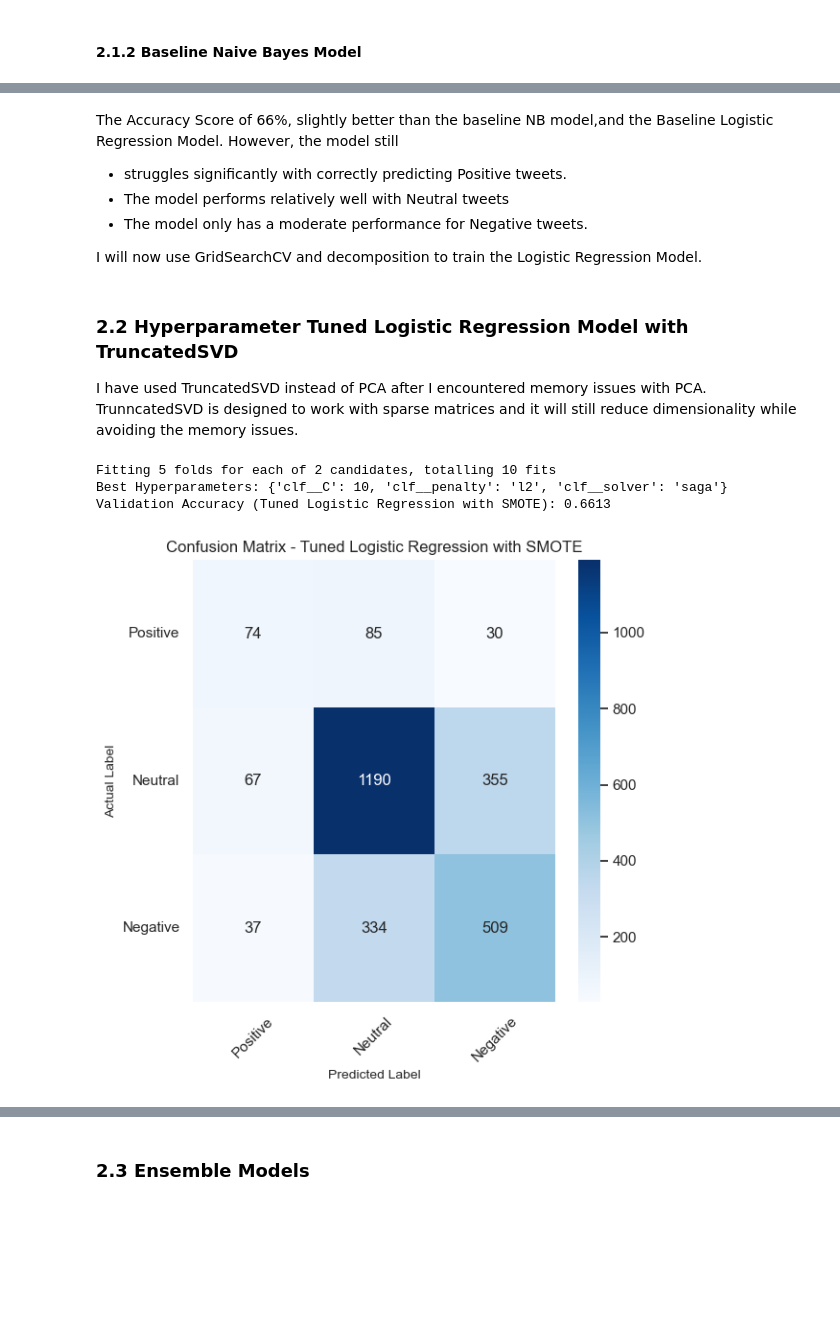
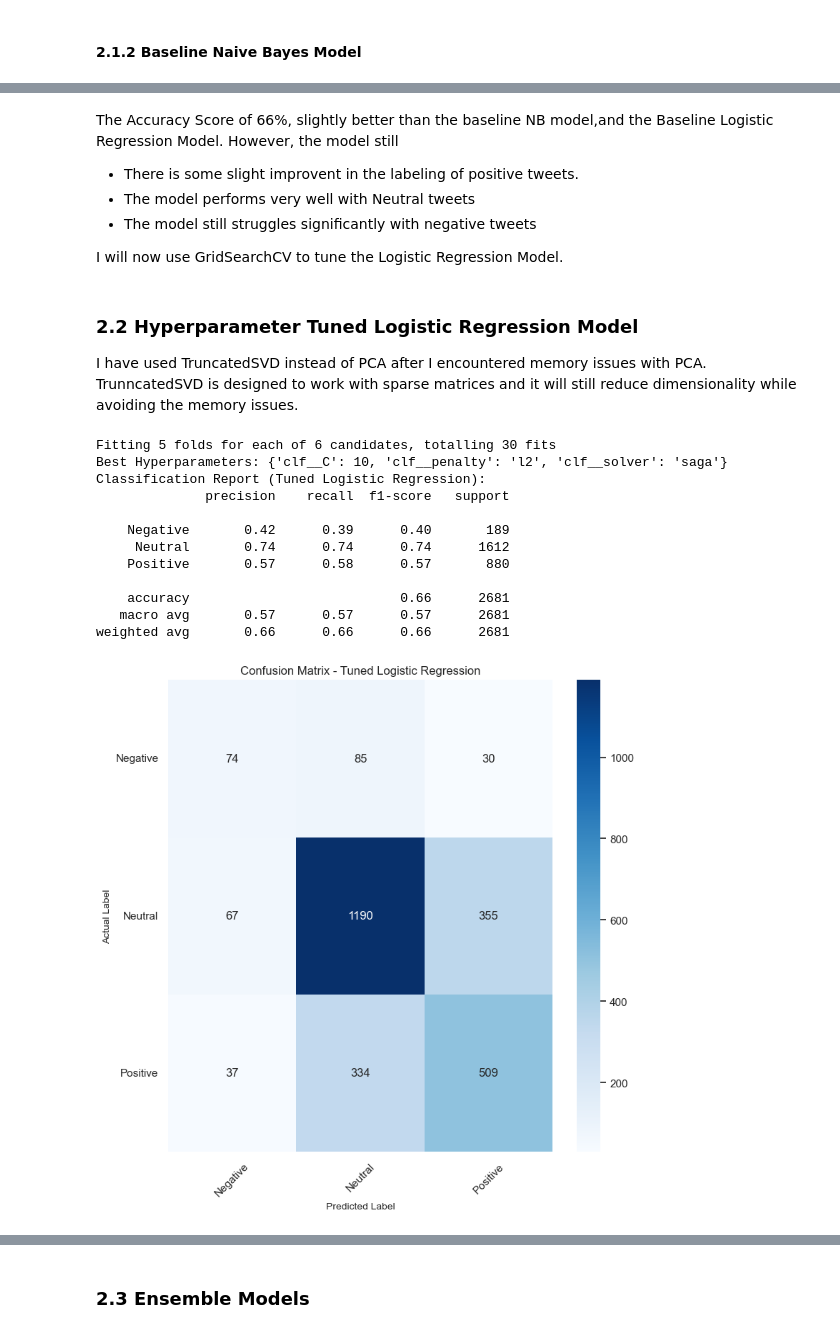
Before and after one commit to WambuiMunene/Natural-Language-Processing-Sentiment-Analysis-on-Tweets, a Jupyter notebook: index.ipynb, the cells around one changed output, grey strips where cells are left out. Saved outputs shown, nothing was run; the diff lists cells and outputs as text; code cells hidden in the pictures; blank space fills up the shorter version.

Commit message:
Baseline Models re-trained and classification_report analysed

```diff
--- a/index.ipynb
+++ b/index.ipynb
@@ -654,34 +710,26 @@ Now I will proceed to modeling.
 ### 2.1 Baseline Models with Pipelines
 # %%
 # Load all the libraries required for modeling
-import pandas as pd
-import numpy as np
-import matplotlib.pyplot as plt
-import seaborn as sns
-sns.set()
-%matplotlib inline
-
 from imblearn.pipeline import Pipeline
 from sklearn.pipeline import Pipeline
 from sklearn.preprocessing import LabelEncoder
 from sklearn.linear_model import LogisticRegression
 from sklearn.naive_bayes import MultinomialNB
-from sklearn.ensemble import RandomForestClassifier
-from sklearn.ensemble import AdaBoostClassifier
 from sklearn.tree import DecisionTreeClassifier
+from sklearn.ensemble import RandomForestClassifier, AdaBoostClassifier
 import xgboost as xgb
 from imblearn.over_sampling import SMOTE
 from sklearn.model_selection import GridSearchCV
 from sklearn.decomposition import TruncatedSVD,PCA
-from sklearn.metrics import accuracy_score, confusion_matrix
+from sklearn.metrics import classification_report, confusion_matrix
 
 import warnings
 warnings.filterwarnings("ignore")
 
-# Plot the Confusion Matrix
+# Define Function for the Confusion Matrix
 def plot_confusion_matrix(cm, classes, title='Confusion Matrix'):
 
-    plt.figure(figsize=(6, 6))
+    plt.figure(figsize=(8, 8))
     sns.heatmap(cm, annot=True, fmt='d', cmap='Blues',
                 xticklabels=classes, yticklabels=classes)
 
@@ -710,13 +766,13 @@ pipe_lr.fit(train_tfidf_df, y_train)
 # Evaluate on the validation set
 y_pred_lr = pipe_lr.predict(test_tfidf_df)
 
-# Accuracy Score
-accuracy_lr = accuracy_score(y_test, y_pred_lr)
-print(f"Validation Accuracy (Logistic Regression with SMOTE): {accuracy_lr:.4f}")
+# Classification Report
+class_report_lr = classification_report(y_test, y_pred_lr, target_names=['Negative', 'Neutral', 'Positive'])
+print(f"Classification Report (Logistic Regression with SMOTE):\n{class_report_lr}")
 
 # Confusion Matrix
 conf_matrix_lr = confusion_matrix(y_test, y_pred_lr)
-class_names = ['Positive', 'Neutral', 'Negative']
+class_names = ['Negative', 'Neutral', 'Positive']
 # Plot the confusion matrix
 plot_confusion_matrix(conf_matrix_lr, classes=class_names, title='Confusion Matrix - Logistic Regression')
 # %% [output]
@@ -789,50 +878,54 @@ Validation Accuracy (Hyperparameter Tuned Naive Bayes): 0.6628
 # %% [markdown]
 The Accuracy Score of 66%, slightly better than the baseline NB model,and the Baseline Logistic Regression Model. However, the model still
-- struggles significantly with correctly predicting Positive tweets.
-- The model performs relatively well with Neutral tweets
-- The model only has a moderate performance for Negative tweets.
+- There is some slight improvent in the labeling of positive tweets.
+- The model performs very well with Neutral tweets
+- The model still struggles significantly with negative tweets
 
-I will now use GridSearchCV and decomposition to train the Logistic Regression Model.
+I will now use GridSearchCV to tune the Logistic Regression Model.
 # %% [markdown]
-### 2.2 Hyperparameter Tuned Logistic Regression Model with TruncatedSVD
+### 2.2 Hyperparameter Tuned Logistic Regression Model
 I have used TruncatedSVD instead of PCA after I encountered memory issues with PCA. TrunncatedSVD is designed to work with sparse matrices and it will still reduce dimensionality while avoiding the memory issues.
 # %%
-# Define the pipeline
-pipe_lr = Pipeline([
-    ('smote',SMOTE(random_state=42)),
-    ('clf', LogisticRegression(max_iter=1000, class_weight='balanced',random_state=42))
-])
 
 # Define the hyperparameters for grid search
 param_grid = {
-    'clf__C': [10],              # Regularization strength for Logistic Regression
+    'clf__C': [0.01, 0.1,10],              # Regularization strength for Logistic Regression
     'clf__penalty': ['l2'],              # Regularization penalty (L2 is common for LR)
     'clf__solver': ['liblinear','saga'] # Solver to use in the optimization problem
 }
 
 # Set up the GridSearchCV
 grid_search = GridSearchCV(pipe_lr, param_grid, cv=5, scoring='accuracy', verbose=1, n_jobs=-1)
 
 # Fit the grid search on the training data
 grid_search.fit(train_tfidf_df, y_train)
 
 # Best hyperparameters found by grid search
 print(f"Best Hyperparameters: {grid_search.best_params_}")
 
 # Evaluate on the validation set using the best estimator
 y_pred_lr = grid_search.best_estimator_.predict(test_tfidf_df)
 
-# Accuracy Score
-accuracy_lr = accuracy_score(y_test, y_pred_lr)
-print(f"Validation Accuracy (Tuned Logistic Regression with SMOTE): {accuracy_lr:.4f}")
+# Classification Report
+class_report_lr = classification_report(y_test, y_pred_lr, target_names=['Negative', 'Neutral', 'Positive'])
+print(f"Classification Report (Tuned Logistic Regression):\n{class_report_lr}")
 
 # Confusion Matrix
 conf_matrix_lr = confusion_matrix(y_test, y_pred_lr)
 # Plot the confusion matrix (assuming plot_confusion_matrix is a custom function)
-plot_confusion_matrix(conf_matrix_lr, classes=class_names, title='Confusion Matrix - Tuned Logistic Regression with SMOTE')
+plot_confusion_matrix(conf_matrix_lr, classes=class_names, title='Confusion Matrix - Tuned Logistic Regression')
 # %% [output]
-Fitting 5 folds for each of 2 candidates, totalling 10 fits
+Fitting 5 folds for each of 6 candidates, totalling 30 fits
 Best Hyperparameters: {'clf__C': 10, 'clf__penalty': 'l2', 'clf__solver': 'saga'}
-Validation Accuracy (Tuned Logistic Regression with SMOTE): 0.6613
+Classification Report (Tuned Logistic Regression):
+              precision    recall  f1-score   support
+
+    Negative       0.42      0.39      0.40       189
+     Neutral       0.74      0.74      0.74      1612
+    Positive       0.57      0.58      0.57       880
+
+    accuracy                           0.66      2681
+   macro avg       0.57      0.57      0.57      2681
+weighted avg       0.66      0.66      0.66      2681
-[figure, old version]
+[figure, new version]
 # %% [markdown]
```
Also changed, not shown: parts of 31 cells of this notebook.
